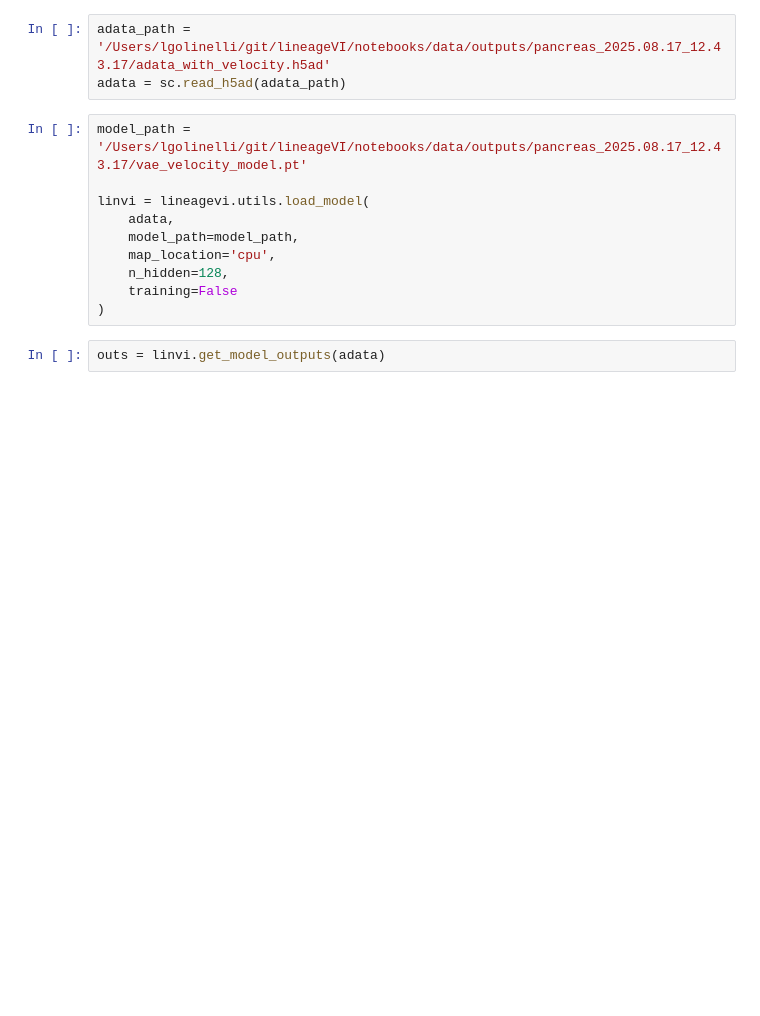
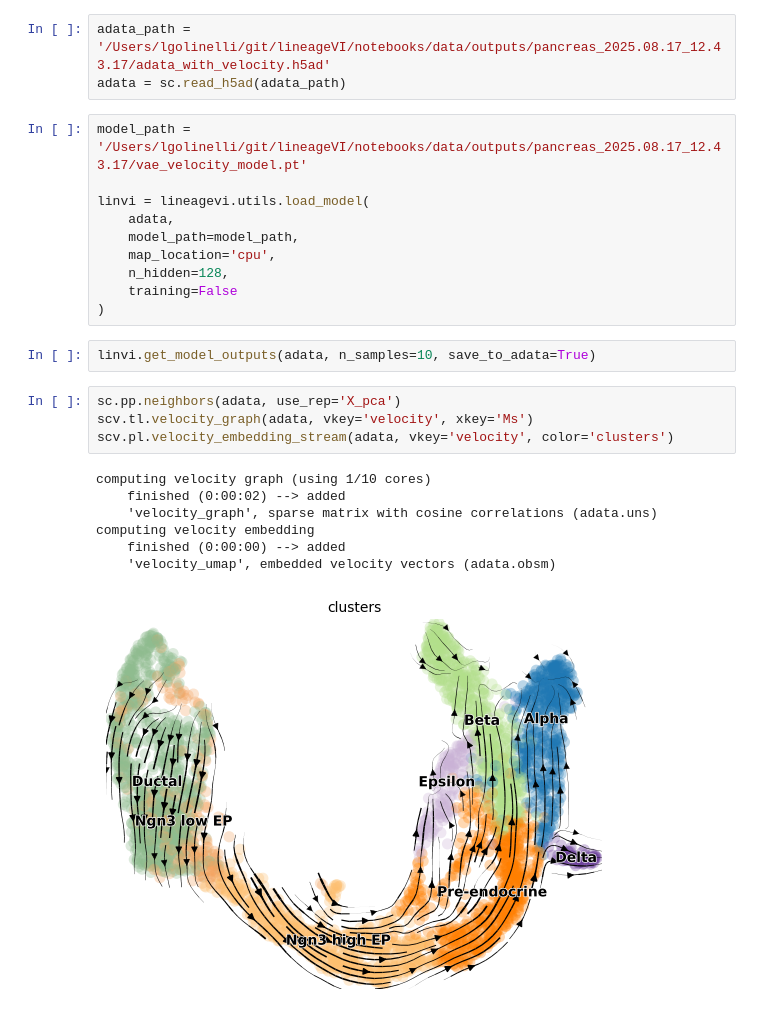
Before and after one commit to leonardogolinelli/lineageVI, a Jupyter notebook: notebooks/7-map_velocity_notebook.ipynb, the cells around one changed output. Drawn from its saved outputs; the diff is of its cells as text; blank space fills up the shorter version.

```diff
--- a/notebooks/7-map_velocity_notebook.ipynb
+++ b/notebooks/7-map_velocity_notebook.ipynb
@@ -22,5 +22,17 @@ linvi = lineagevi.utils.load_model(
     n_hidden=128,
     training=False
 )
-# %%
-outs = linvi.get_model_outputs(adata)
+# %%
+linvi.get_model_outputs(adata, n_samples=10, save_to_adata=True)
+# %%
+sc.pp.neighbors(adata, use_rep='X_pca')
+scv.tl.velocity_graph(adata, vkey='velocity', xkey='Ms')
+scv.pl.velocity_embedding_stream(adata, vkey='velocity', color='clusters')
+# %% [output]
+computing velocity graph (using 1/10 cores)
+    finished (0:00:02) --> added
+    'velocity_graph', sparse matrix with cosine correlations (adata.uns)
+computing velocity embedding
+    finished (0:00:00) --> added
+    'velocity_umap', embedded velocity vectors (adata.obsm)
+[figure, added]
```
Also changed, not shown: parts of 13 cells of this notebook, 3 other files.
